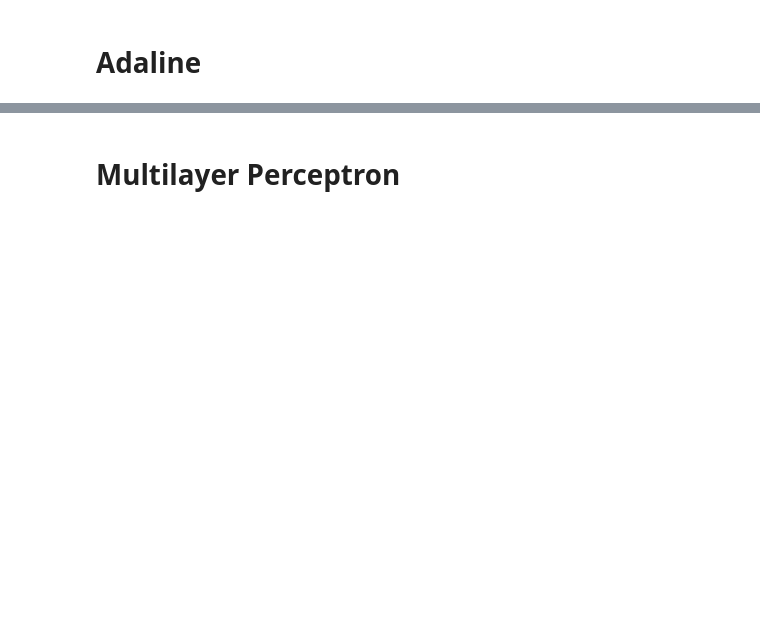
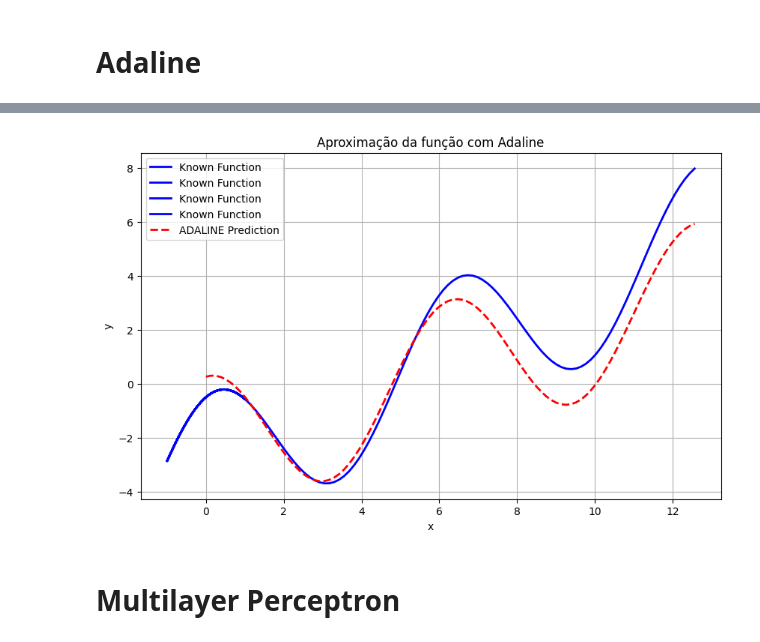
Before and after one commit to PJbourne/IA-course-tasks, a Jupyter notebook: Atividade_Adaline_e_MLP.ipynb, the cells around one changed output, grey strips where cells are left out. Cells and saved outputs as stored; diff of their text form; code cells hidden in the pictures; blank space fills up the shorter version.

Commit message:
criação de teste de previsão no adaline

```diff
--- a/Atividade_Adaline_e_MLP.ipynb
+++ b/Atividade_Adaline_e_MLP.ipynb
@@ -89,3 +92,32 @@ plt.show()
+# %%
+import numpy as np
+Teste_random_values = np.linspace(0, 4 * np.pi, 100)
+Teste_x = np.vstack((
+    np.ones_like(Teste_random_values),
+    Teste_random_values,
+    np.sin(Teste_random_values),
+    np.cos(Teste_random_values)
+)).T
+
+image_function = lambda x: known_function(Teste_x)
+Teste_y = image_function(Teste_x)
+Teste_y_pred = predict(Teste_x, model_trained)
+# %%
+import matplotlib.pyplot as plt
+
+plt.figure(figsize=(10, 6))  # opcional: define o tamanho do gráfico
+
+plt.plot(Teste_x, Teste_y, label='Known Function', color='blue', linewidth=2)
+plt.plot(Teste_random_values, Teste_y_pred, label='ADALINE Prediction', color='red', linestyle='--', linewidth=2)
+
+plt.xlabel('x')
+plt.ylabel('y')
+plt.title('Aproximação da função com Adaline')
+plt.legend()
+plt.grid(True)
+plt.show()
+# %% [output]
+[figure, added]
 # %% [markdown]
 # Multilayer Perceptron
 # %%
```
Also changed, not shown: parts of 12 cells of this notebook.
